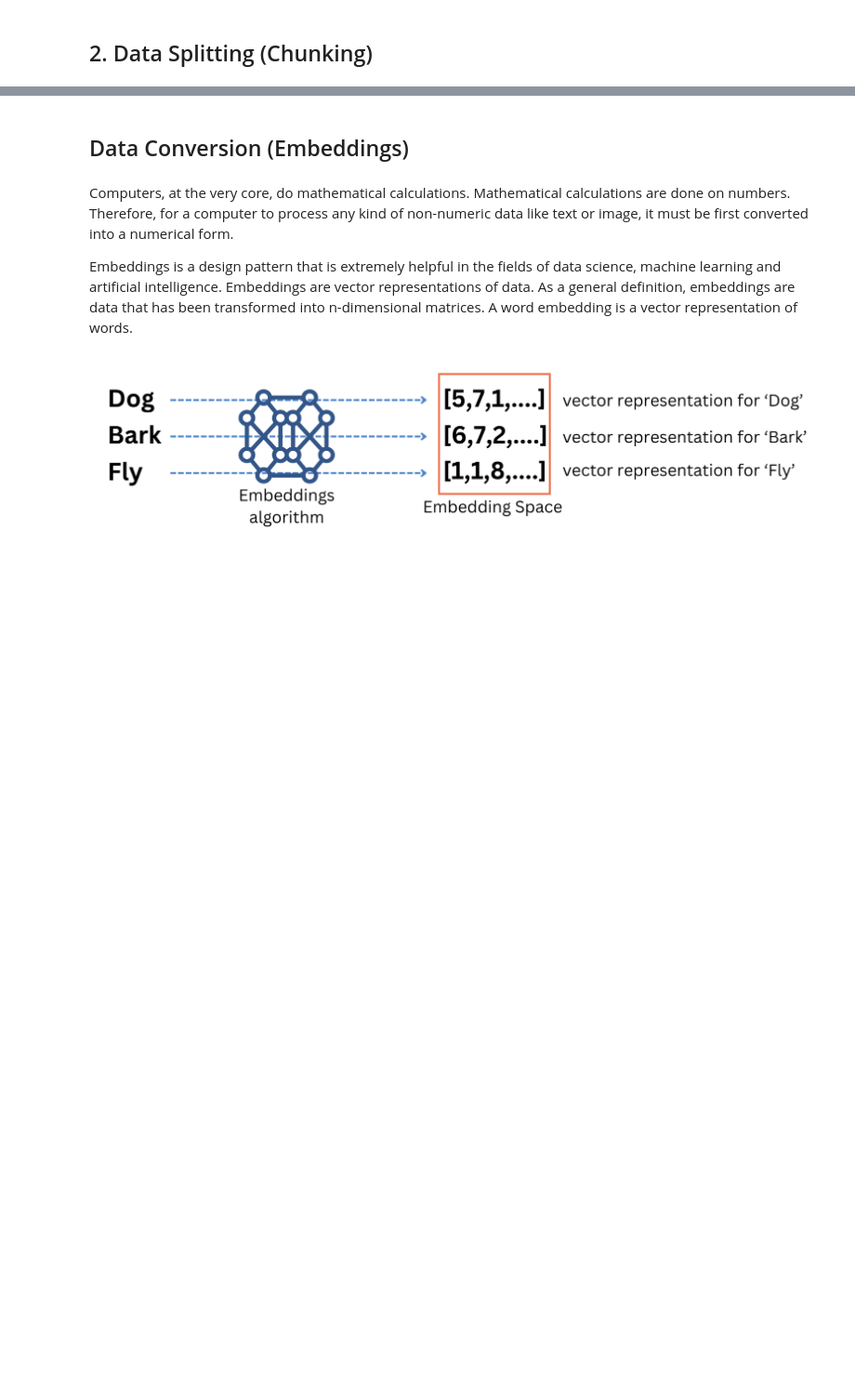
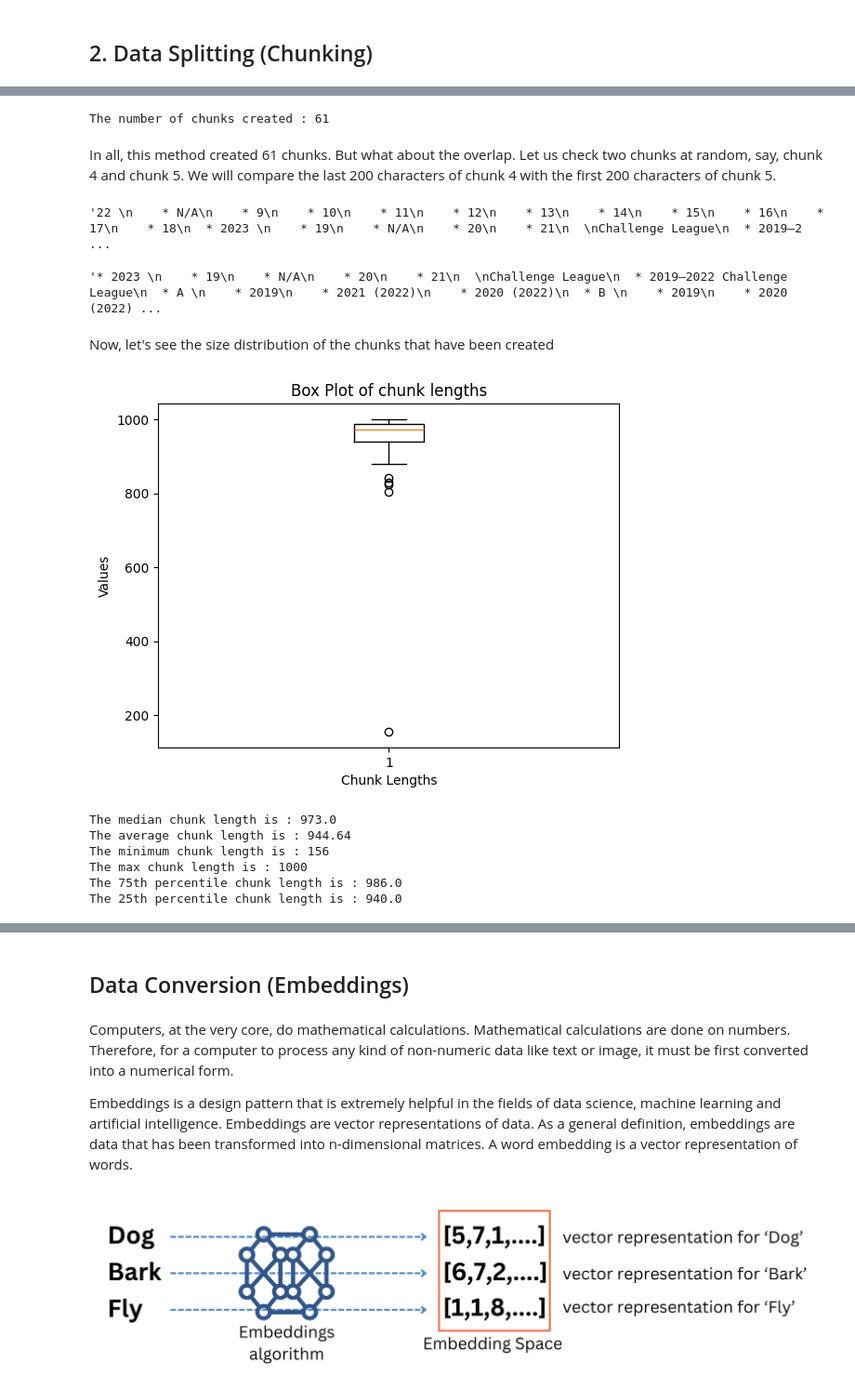
Before and after one commit to abhinav-kimothi/A-Simple-Guide-to-RAG, a Jupyter notebook: Chapters/Chapter-03/indexing_pipeline.ipynb, the cells around one changed output, grey strips where cells are left out. Shown: that part at 93% size. Drawn from its saved outputs; the diff is of its cells as text; code cells hidden in the pictures; blank space fills up the shorter version.

```diff
--- a/Chapters/Chapter-03/indexing_pipeline.ipynb
+++ b/Chapters/Chapter-03/indexing_pipeline.ipynb
@@ -68,2 +62,11 @@ data = loader.load()
+# %%
+#Import library
+from langchain_community.document_loaders import AsyncHtmlLoader
+
+#Instantiate the AsyncHtmlLoader object
+loader = AsyncHtmlLoader (url)
+
+#Loading the extracted information
+html_data = loader.load()
 # %% [markdown]
 To verify the extracted text and the metadata, let us print a few tokens
@@ -94,7 +110,7 @@ html2text = Html2TextTransformer()
 
 
 #Call transform_documents
-data_transformed = html2text.transform_documents(data)
+html_data_transformed = html2text.transform_documents(html_data)
 # %% [markdown]
 Let us review the extracted content, now transformed by the Html2TextTransformer
 # %%
@@ -193,0 +216,55 @@ len(chunks)
+# %%
+from langchain.text_splitter import CharacterTextSplitter #Character Based Text Splitter from LangChain
+
+text_splitter = CharacterTextSplitter(
+separator="\n", #The character that should be used to split.
+chunk_size=1000, #Number of characters in each chunk
+chunk_overlap=100, #Number of overlapping characters between chunks
+)
+
+text_chunks=text_splitter.create_documents([html_data_transformed[0].page_content])
+
+#Show the number of chunks created
+print(f"The number of chunks created : {len(text_chunks)}")
+# %% [output]
+The number of chunks created : 61
+# %% [markdown]
+In all, this method created 61 chunks. But what about the overlap. Let us check two chunks at random, say, chunk 4 and chunk 5. We will compare the last 200 characters of chunk 4 with the first 200 characters of chunk 5.
+# %%
+text_chunks[4].page_content[-200:]
+# %% [output]
+'22 \n    * N/A\n    * 9\n    * 10\n    * 11\n    * 12\n    * 13\n    * 14\n    * 15\n    * 16\n    * 17\n    * 18\n  * 2023 \n    * 19\n    * N/A\n    * 20\n    * 21\n  \nChallenge League\n  * 2019–2 ...
+# %%
+text_chunks[5].page_content[:200]
+# %% [output]
+'* 2023 \n    * 19\n    * N/A\n    * 20\n    * 21\n  \nChallenge League\n  * 2019–2022 Challenge League\n  * A \n    * 2019\n    * 2021 (2022)\n    * 2020 (2022)\n  * B \n    * 2019\n    * 2020 (2022) ...
+# %% [markdown]
+Now, let's see the size distribution of the chunks that have been created
+# %%
+import matplotlib.pyplot as plt
+import numpy as np
+
+
+data = [len(doc.page_content) for doc in text_chunks]
+
+plt.boxplot(data)
+plt.title('Box Plot of chunk lengths')
+plt.xlabel('Chunk Lengths')
+plt.ylabel('Values')
+
+plt.show()
+
+print(f"The median chunk length is : {round(np.median(data),2)}")
+print(f"The average chunk length is : {round(np.mean(data),2)}")
+print(f"The minimum chunk length is : {round(np.min(data),2)}")
+print(f"The max chunk length is : {round(np.max(data),2)}")
+print(f"The 75th percentile chunk length is : {round(np.percentile(data, 75),2)}")
+print(f"The 25th percentile chunk length is : {round(np.percentile(data, 25),2)}")
+# %% [output]
+[figure, added]
+The median chunk length is : 973.0
+The average chunk length is : 944.64
+The minimum chunk length is : 156
+The max chunk length is : 1000
+The 75th percentile chunk length is : 986.0
+The 25th percentile chunk length is : 940.0
```
Also changed, not shown: parts of 68 cells of this notebook.
